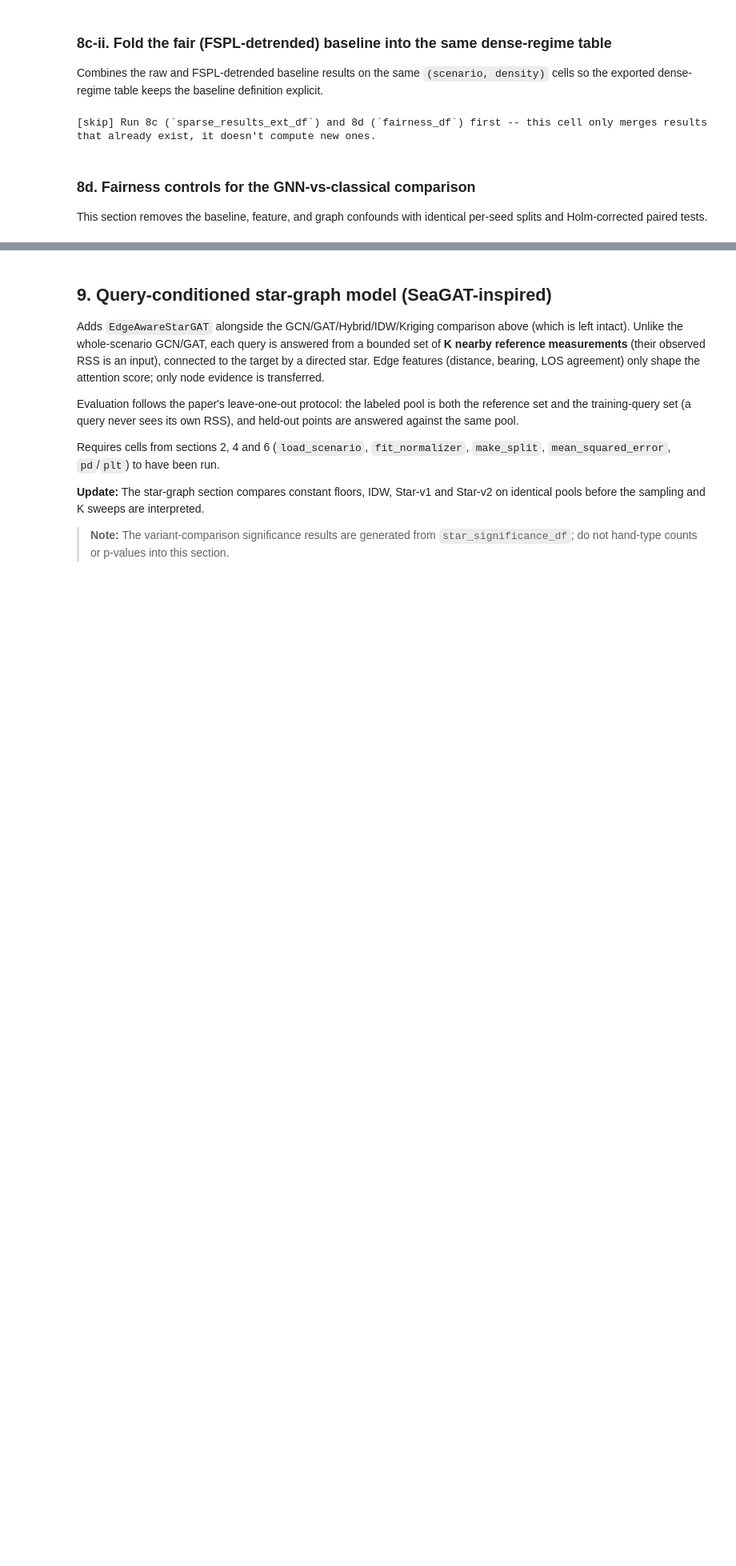
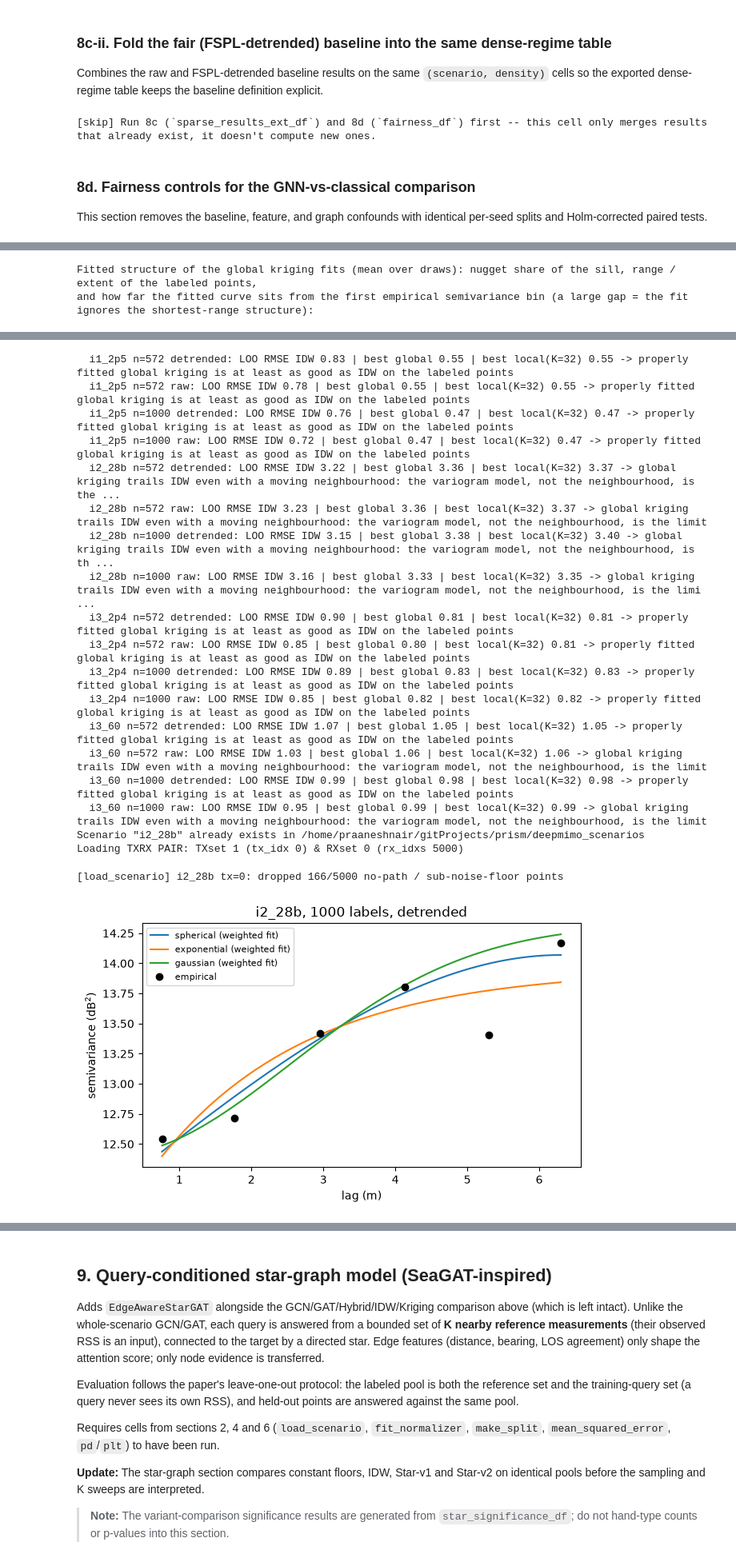
Before and after one commit to CompileArtisan/prism, a Jupyter notebook: radiomap_6g_sweep.ipynb, the cells around one changed output, grey strips where cells are left out. Shown at 80% size. Drawn from its saved outputs; the diff is of its cells as text; code cells hidden in the pictures; blank space fills up the shorter version.

```diff
--- a/radiomap_6g_sweep.ipynb
+++ b/radiomap_6g_sweep.ipynb
@@ -4143,0 +4532,52 @@ Best method per (scenario, density) by mean RMSE -- selection among many variant
+# %%
+def _rmse(a, b): return float(np.sqrt(np.mean((np.asarray(a) - np.asarray(b)) ** 2)))
+# %%
+%%report
+# ===== 8f-i-b | Why does global kriging fall behind IDW at high density? (labeled points only: no test point is touched) =====
+def krig_diagnostics(scn, densities=None, seeds=(0, 1, 2)):
+    """Per labeled draw: fit each variogram family, report the fitted structure and the exact leave-one-out RMSE on the LABELED points
+    (IDW and kriging scored the same way). Test RMSE is deliberately not shown: nothing here may steer a choice made on test data."""
+    pos, rss, feats, f = load_scenario(scn); rows = []
+    for n in (tuple(D("density_grid"))[-2:] if densities is None else densities):
+        for seed in seeds:
+            tr, _ = make_split(len(pos), n, seed=seed); ACTIVE["scenario"], ACTIVE["density"] = scn, n
+            for variant in ("raw", "detrended"):
+                if variant == "raw": t, val, add = None, rss[tr], 0.0
+                else: t, val = _detrend(feats[tr], rss[tr], f); add = trend_dbm(feats[tr, 0], f, t)
+                idw = idw_predict_loo(pos[tr], val, power=D(f"idw_power_{variant}", scn, n), nn=D(f"idw_nn_{variant}", scn, n), variant=variant) + add
+                rows.append(dict(scenario=scn, density=n, seed=seed, variant=variant, method="IDW (derived power/nn)", loo_rmse=_rmse(rss[tr], idw)))
+                nl = int(D(f"krig_nlags_{variant}", scn, n)); ext = float(np.linalg.norm(np.ptp(pos[tr, :2], axis=0)))
+                for model, weight, nbr in itertools.product(("spherical", "exponential", "gaussian"), (False, True), (0, 32)):
+                    try:
+                        vg = VarioFit(pos[tr, :2], val, model, nl, weight); d = vg.describe()
+                        z = (ok_loo_global(pos[tr, :2], val, vg) if nbr == 0 else ok_predict_local(pos[tr, :2], val, pos[tr, :2], vg, nbr, loo=True)) + add
+                        rows.append(dict(scenario=scn, density=n, seed=seed, variant=variant, method=f"{model}{' w' if weight else ''}{f' K{nbr}' if nbr else ' global'}",
+                                         loo_rmse=_rmse(rss[tr], z), nugget_share=d.get("nugget_share", np.nan), range_over_extent=d.get("range", np.nan) / ext,
+                                         first_lag_semivar=float(vg.semivar[0]), fitted_at_first_lag=float(vg(vg.lags[0:1])[0])))
+                    except Exception as e: print(f"[diag] {scn} n={n} {variant} {model}: {type(e).__name__}")
+    return pd.DataFrame(rows)
+
+diag_df = pd.concat([krig_diagnostics(s) for s in SCN_LIST], ignore_index=True)
+summ = diag_df.groupby(["scenario", "density", "variant", "method"]).mean(numeric_only=True).drop(columns="seed").reset_index()
+display(summ.pivot_table(index=["scenario", "density", "variant"], columns="method", values="loo_rmse").round(2))
+print("\nFitted structure of the global kriging fits (mean over draws): nugget share of the sill, range / extent of the labeled points,")
+print("and how far the fitted curve sits from the first empirical semivariance bin (a large gap = the fit ignores the shortest-range structure):")
+sg = summ[summ["method"].str.endswith("global") & ~summ["method"].str.contains(" w ")].copy()
+sg["first_lag_gap"] = sg["fitted_at_first_lag"] / sg["first_lag_semivar"].clip(lower=1e-9)
+display(sg[["scenario", "density", "variant", "method", "loo_rmse", "nugget_share", "range_over_extent", "first_lag_gap"]].round(3))
+for (scn, n, v), g in summ.groupby(["scenario", "density", "variant"]):
+    idw = g[g["method"].str.startswith("IDW")]["loo_rmse"].iloc[0]; kg = g[~g["method"].str.startswith("IDW")]
+    bg, bl = kg[kg["method"].str.endswith("global")]["loo_rmse"].min(), kg[kg["method"].str.contains("K32")]["loo_rmse"].min()
+    verdict = ("global kriging is the bottleneck, and a moving neighbourhood closes it" if bg > idw and bl <= idw * 1.005 else
+               "global kriging trails IDW even with a moving neighbourhood: the variogram model, not the neighbourhood, is the limit" if bg > idw else
+               "properly fitted global kriging is at least as good as IDW on the labeled points")
+    print(f"  {scn} n={n} {v}: LOO RMSE IDW {idw:.2f} | best global {bg:.2f} | best local(K=32) {bl:.2f} -> {verdict}")
+# one picture: empirical semivariogram vs the three fitted families, first scenario, densest density, detrended
+scn0, n0 = SCN_LIST[0], tuple(D("density_grid"))[-1]
+pos0, rss0, feats0, f0 = load_scenario(scn0); tr0, _ = make_split(len(pos0), n0, seed=0); t0_, val0 = _detrend(feats0[tr0], rss0[tr0], f0)
+fig, ax = plt.subplots(1, 1, figsize=(6.5, 4)); nl0 = int(D("krig_nlags_detrended", scn0, n0)); first = None
+for model in ("spherical", "exponential", "gaussian"):
+    vg = VarioFit(pos0[tr0, :2], val0, model, nl0, True); first = vg; xs = np.linspace(vg.lags.min(), vg.lags.max(), 100); ax.plot(xs, vg(xs), label=f"{model} (weighted fit)")
+ax.plot(first.lags, first.semivar, "ko", label="empirical"); ax.set_xlabel("lag (m)"); ax.set_ylabel("semivariance (dB$^2$)"); ax.set_title(f"{scn0}, {n0} labels, detrended"); ax.legend(fontsize=8)
+plt.tight_layout(); plt.show()
+# %% [output]
@@ -4143,0 +4627,2 @@ Best method per (scenario, density) by mean RMSE -- selection among many variant
+Fitted structure of the global kriging fits (mean over draws): nugget share of the sill, range / extent of the labeled points,
+and how far the fitted curve sits from the first empirical semivariance bin (a large gap = the fit ignores the shortest-range structure):
@@ -4143,0 +4646,20 @@ Best method per (scenario, density) by mean RMSE -- selection among many variant
+  i1_2p5 n=572 detrended: LOO RMSE IDW 0.83 | best global 0.55 | best local(K=32) 0.55 -> properly fitted global kriging is at least as good as IDW on the labeled points
+  i1_2p5 n=572 raw: LOO RMSE IDW 0.78 | best global 0.55 | best local(K=32) 0.55 -> properly fitted global kriging is at least as good as IDW on the labeled points
+  i1_2p5 n=1000 detrended: LOO RMSE IDW 0.76 | best global 0.47 | best local(K=32) 0.47 -> properly fitted global kriging is at least as good as IDW on the labeled points
+  i1_2p5 n=1000 raw: LOO RMSE IDW 0.72 | best global 0.47 | best local(K=32) 0.47 -> properly fitted global kriging is at least as good as IDW on the labeled points
+  i2_28b n=572 detrended: LOO RMSE IDW 3.22 | best global 3.36 | best local(K=32) 3.37 -> global kriging trails IDW even with a moving neighbourhood: the variogram model, not the neighbourhood, is the ...
+  i2_28b n=572 raw: LOO RMSE IDW 3.23 | best global 3.36 | best local(K=32) 3.37 -> global kriging trails IDW even with a moving neighbourhood: the variogram model, not the neighbourhood, is the limit
+  i2_28b n=1000 detrended: LOO RMSE IDW 3.15 | best global 3.38 | best local(K=32) 3.40 -> global kriging trails IDW even with a moving neighbourhood: the variogram model, not the neighbourhood, is th ...
+  i2_28b n=1000 raw: LOO RMSE IDW 3.16 | best global 3.33 | best local(K=32) 3.35 -> global kriging trails IDW even with a moving neighbourhood: the variogram model, not the neighbourhood, is the limi ...
+  i3_2p4 n=572 detrended: LOO RMSE IDW 0.90 | best global 0.81 | best local(K=32) 0.81 -> properly fitted global kriging is at least as good as IDW on the labeled points
+  i3_2p4 n=572 raw: LOO RMSE IDW 0.85 | best global 0.80 | best local(K=32) 0.81 -> properly fitted global kriging is at least as good as IDW on the labeled points
+  i3_2p4 n=1000 detrended: LOO RMSE IDW 0.89 | best global 0.83 | best local(K=32) 0.83 -> properly fitted global kriging is at least as good as IDW on the labeled points
+  i3_2p4 n=1000 raw: LOO RMSE IDW 0.85 | best global 0.82 | best local(K=32) 0.82 -> properly fitted global kriging is at least as good as IDW on the labeled points
+  i3_60 n=572 detrended: LOO RMSE IDW 1.07 | best global 1.05 | best local(K=32) 1.05 -> properly fitted global kriging is at least as good as IDW on the labeled points
+  i3_60 n=572 raw: LOO RMSE IDW 1.03 | best global 1.06 | best local(K=32) 1.06 -> global kriging trails IDW even with a moving neighbourhood: the variogram model, not the neighbourhood, is the limit
+  i3_60 n=1000 detrended: LOO RMSE IDW 0.99 | best global 0.98 | best local(K=32) 0.98 -> properly fitted global kriging is at least as good as IDW on the labeled points
+  i3_60 n=1000 raw: LOO RMSE IDW 0.95 | best global 0.99 | best local(K=32) 0.99 -> global kriging trails IDW even with a moving neighbourhood: the variogram model, not the neighbourhood, is the limit
+Scenario "i2_28b" already exists in /home/praaneshnair/gitProjects/prism/deepmimo_scenarios
+Loading TXRX PAIR: TXset 1 (tx_idx 0) & RXset 0 (rx_idxs 5000)
+[load_scenario] i2_28b tx=0: dropped 166/5000 no-path / sub-noise-floor points
+[figure, added]
```
Also changed, not shown: parts of 35 cells of this notebook.
